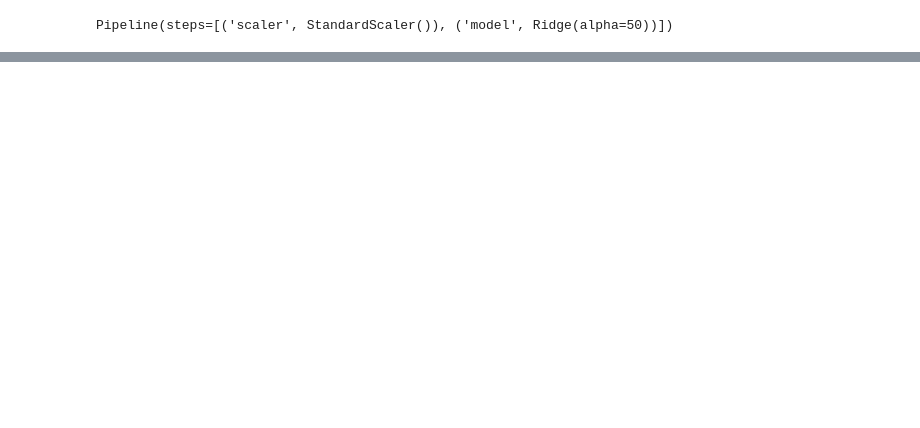
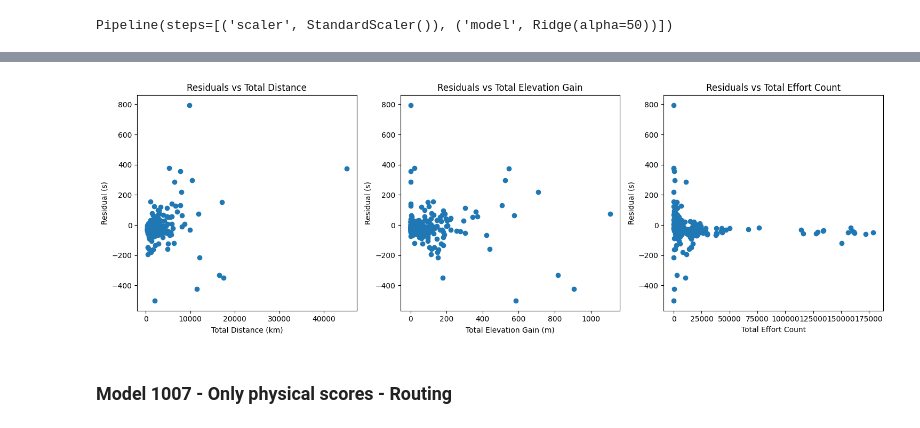
Before and after one commit to corentintriboulet/Trail-Technicality-Classifier, a Jupyter notebook: notebooks/08_T1_best_time.ipynb, the cells around one changed output, grey strips where cells are left out. Cells and saved outputs as stored; diff of their text form; code cells hidden in the pictures; blank space fills up the shorter version.

```diff
--- a/notebooks/08_T1_best_time.ipynb
+++ b/notebooks/08_T1_best_time.ipynb
@@ -441,0 +1703,6 @@ Validation MAE: 62.88 s
+# %%
+sfs = SequentialFeatureSelector(LinearRegression(), n_features_to_select='auto', direction='forward')
+print("Fitting Sequential Feature Selector...")
+sfs.fit(X_train_ride_1000.select_dtypes(include=[np.number]), y_train_ride_1000)
+selected_features = X_train_ride_1000.select_dtypes(include=[np.number]).columns[sfs.get_support()]
+print("Selected features:", selected_features)
@@ -441,0 +1784,12 @@ Validation MAE: 62.88 s
+# %%
+feature_physics_score = ['physiological_score', 'time_score', 'energy_score']
+X_train_ride_1006 = X_train_ride_1000[feature_physics_score].copy()
+y_train_ride_1006 = y_train_ride_1000.copy()
+X_val_ride_1006 = X_val_ride_1000[feature_physics_score].copy()
+y_val_ride_1006 = y_val_ride_1000.copy()
+# %%
+pipeline1006 = Pipeline([
+    ('scaler', StandardScaler()),
+    ('model', LinearRegression())
+])
+pipeline1006.fit(X_train_ride_1006.select_dtypes(include=[np.number]), y_train_ride_1006)
@@ -441,0 +1816,37 @@ Validation MAE: 62.88 s
+# %%
+## undersand residual, which segments are poorly predicted
+y_val_pred_1006 = pipeline1006.predict(X_val_ride_1006.select_dtypes(include=[np.number]))
+residuals_1006 = y_val_ride_1006 - y_val_pred_1006
+residuals_df_1006 = pd.DataFrame({
+    'segment_id': X_val_ride_T1_MC.loc[y_val_ride_1006.index, 'segment_id'],
+    'actual_time': y_val_ride_1006,
+    'predicted_time': y_val_pred_1006,
+    'residual': residuals_1006
+})
+residuals_df_1006['abs_residual'] = residuals_df_1006['residual'].abs()
+residuals_df_1006 = residuals_df_1006.sort_values(by='abs_residual', ascending=False)
+
+##plot total_distance_km, total_elevation_gain, total_elevation_loss vs residuals
+residuals_1006_merged = residuals_df_1006.merge(X_val_ride_T1_MC[['segment_id', 'distance', 'elevation_gain', 'total_effort_count']], on='segment_id', how='left')
+plt.figure(figsize=(15, 5))
+plt.subplot(1, 3, 1)
+plt.scatter(residuals_1006_merged['distance'], residuals_1006_merged['residual'])
+plt.xlabel('Total Distance (km)')
+plt.ylabel('Residual (s)')
+plt.title('Residuals vs Total Distance')
+plt.subplot(1, 3, 2)
+plt.scatter(residuals_1006_merged['elevation_gain'], residuals_1006_merged['residual'])
+plt.xlabel('Total Elevation Gain (m)')
+plt.ylabel('Residual (s)')
+plt.title('Residuals vs Total Elevation Gain')
+plt.subplot(1, 3, 3)
+plt.scatter(residuals_1006_merged['total_effort_count'], residuals_1006_merged['residual'])
+plt.xlabel('Total Effort Count')
+plt.ylabel('Residual (s)')
+plt.title('Residuals vs Total Effort Count')
+plt.tight_layout()
+plt.show()
+# %% [output]
+[figure, added]
+# %% [markdown]
+### Model 1007 - Only physical scores - Routing
```
Also changed, not shown: parts of 134 cells of this notebook, 14 other files.
